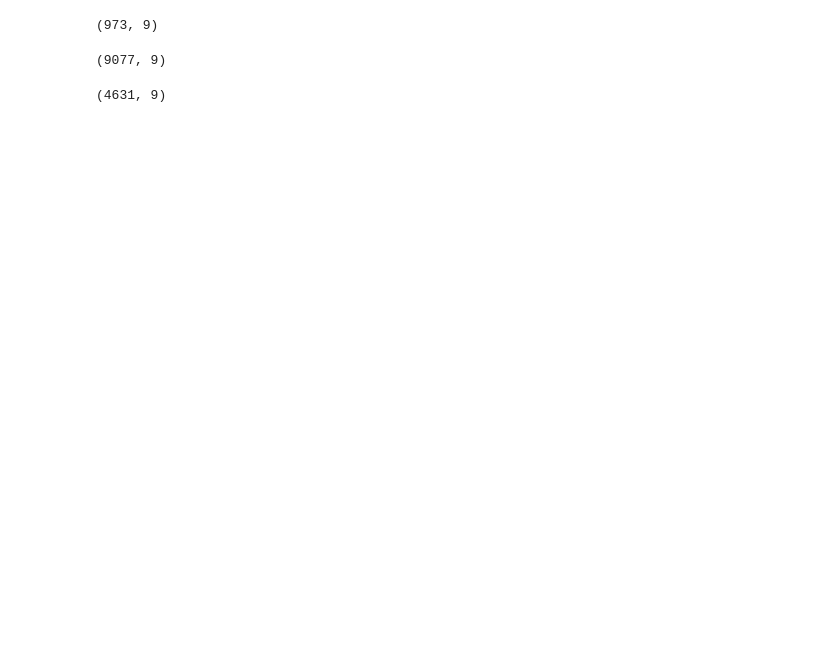
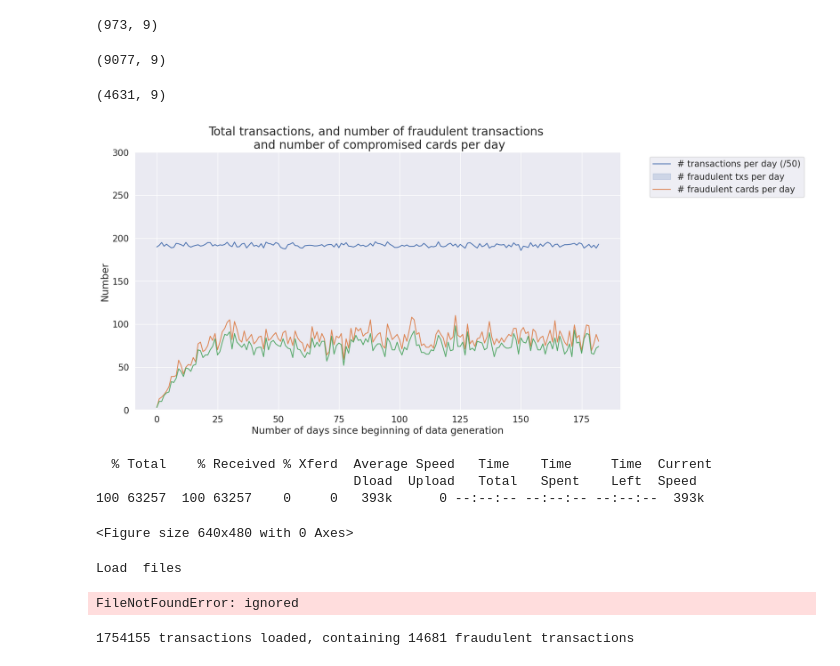
Before and after one commit to chandanravic/ML, a Jupyter notebook: credit_card_fraud_detection_google_collab.ipynb, the cells around one changed output. Cells and saved outputs as stored; diff of their text form; code cells hidden in the pictures; blank space fills up the shorter version.

```diff
--- a/credit_card_fraud_detection_google_collab.ipynb
+++ b/credit_card_fraud_detection_google_collab.ipynb
@@ -479,0 +497,24 @@ transactions_df[transactions_df.TX_FRAUD_SCENARIO==3].shape
+# %%
+%%capture
+
+sns.set(style='darkgrid')
+sns.set(font_scale=1.4)
+
+fraud_and_transactions_stats_fig = plt.gcf()
+
+fraud_and_transactions_stats_fig.set_size_inches(15, 8)
+
+sns_plot = sns.lineplot(x="TX_TIME_DAYS", y="value", data=tx_stats, hue="stat_type", hue_order=["nb_tx_per_day","nb_fraud_per_day","nb_fraudcard_per_day"], legend=False)
+
+sns_plot.set_title('Total transactions, and number of fraudulent transactions \n and number of compromised cards per day', fontsize=20)
+sns_plot.set(xlabel = "Number of days since beginning of data generation", ylabel="Number")
+
+sns_plot.set_ylim([0,300])
+
+labels_legend = ["# transactions per day (/50)", "# fraudulent txs per day", "# fraudulent cards per day"]
+
+sns_plot.legend(loc='upper left', labels=labels_legend,bbox_to_anchor=(1.05, 1), fontsize=15)
+# %%
+fraud_and_transactions_stats_fig
+# %% [output]
+[figure, added]
@@ -479,0 +538,28 @@ transactions_df[transactions_df.TX_FRAUD_SCENARIO==3].shape
+# %%
+# Initialization: Load shared functions and simulated data
+
+# Load shared functions
+!curl -O https://raw.githubusercontent.com/Fraud-Detection-Handbook/fraud-detection-handbook/main/Chapter_References/shared_functions.py
+%run shared_functions.py
+
+# Get simulated data from Github repository
+if not os.path.exists("simulated-data-raw"):
+    !git clone https://github.com/Fraud-Detection-Handbook/simulated-data-raw
+# %% [output]
+  % Total    % Received % Xferd  Average Speed   Time    Time     Time  Current
+                                 Dload  Upload   Total   Spent    Left  Speed
+100 63257  100 63257    0     0   393k      0 --:--:-- --:--:-- --:--:--  393k
+<Figure size 640x480 with 0 Axes>
+# %%
+DIR_INPUT='./simulated-data-raw/data/'
+
+BEGIN_DATE = "2018-04-01"
+END_DATE = "2018-09-30"
+
+print("Load  files")
+%time transactions_df=read_from_files(DIR_INPUT, BEGIN_DATE, END_DATE)
+print("{0} transactions loaded, containing {1} fraudulent transactions".format(len(transactions_df),transactions_df.TX_FRAUD.sum()))
+# %% [output]
+Load  files
+FileNotFoundError: ignored
+1754155 transactions loaded, containing 14681 fraudulent transactions
```
Also changed, not shown: parts of 7 cells of this notebook.
